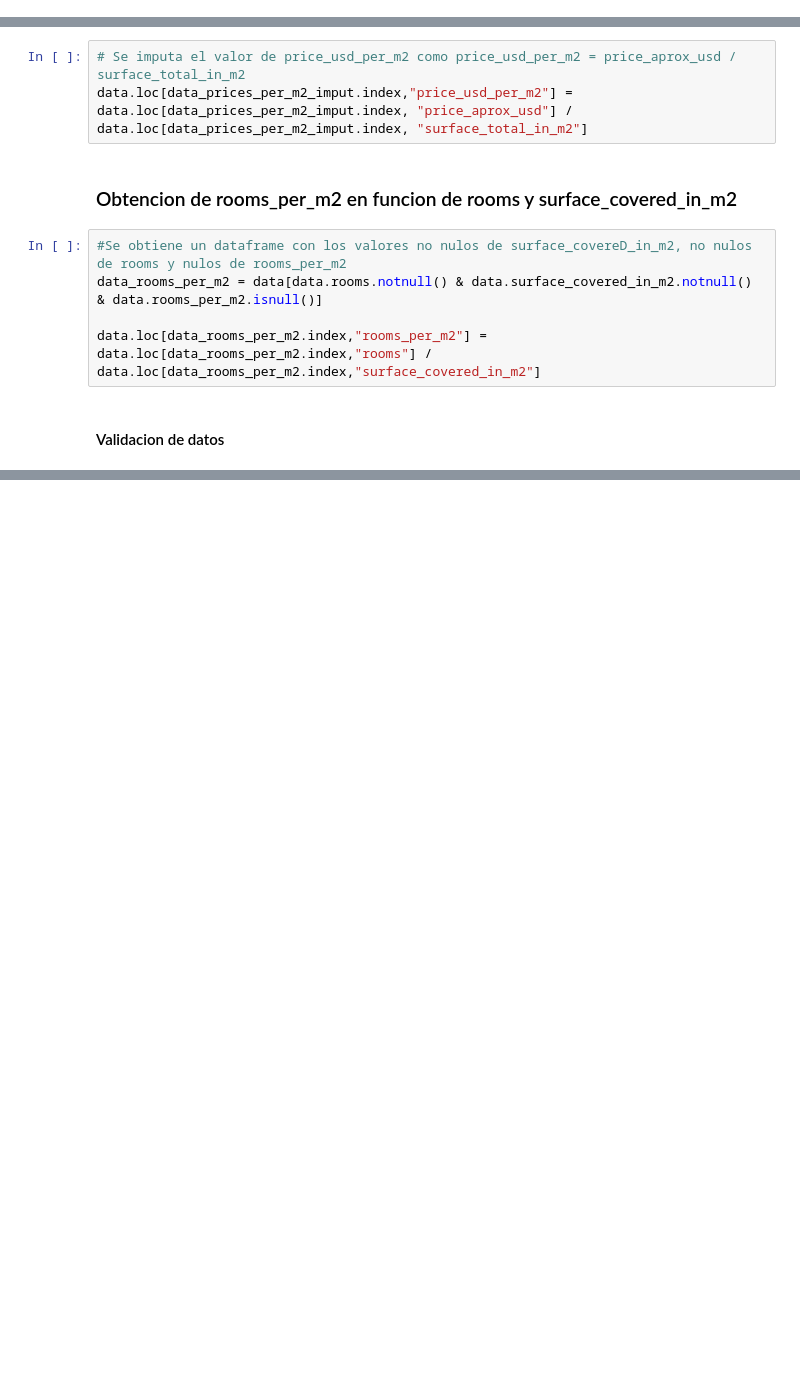
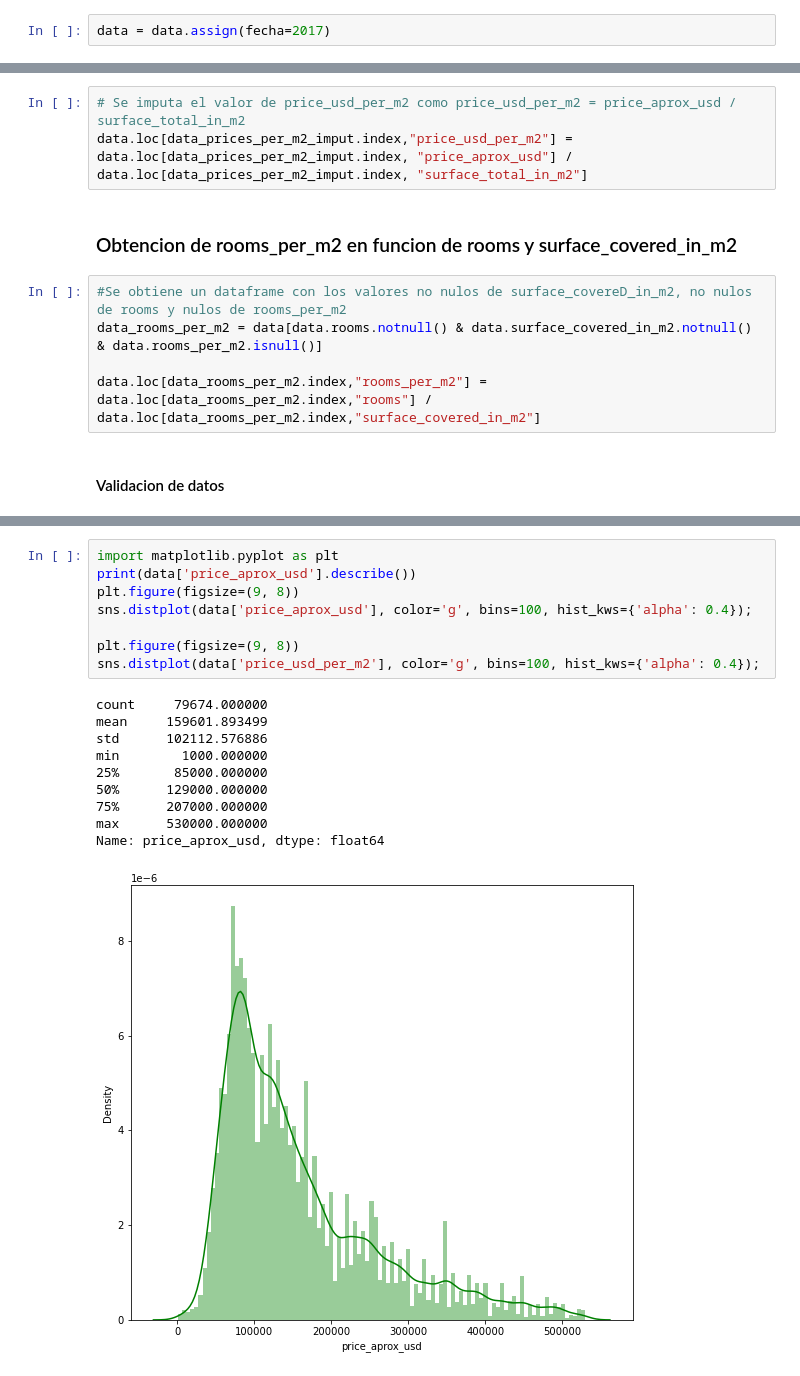
Before and after one commit to BenkosT/TP_Limpieza, a Jupyter notebook: Notebooks/Limpieza.ipynb, the cells around one changed output, grey strips where cells are left out. Saved outputs shown, nothing was run; the diff lists cells and outputs as text; blank space fills up the shorter version.

```diff
--- a/Notebooks/Limpieza.ipynb
+++ b/Notebooks/Limpieza.ipynb
@@ -1110,3 +1212,5 @@ dtype: int64 (115688, 19)
+# %%
+data = data.assign(fecha=2017)
 # %% [markdown]
 # Deteccion de outliers
 # %%
@@ -1816 +1849,20 @@ title                        0
 dtype: int64
+# %%
+import matplotlib.pyplot as plt
+print(data['price_aprox_usd'].describe())
+plt.figure(figsize=(9, 8))
+sns.distplot(data['price_aprox_usd'], color='g', bins=100, hist_kws={'alpha': 0.4});
+
+plt.figure(figsize=(9, 8))
+sns.distplot(data['price_usd_per_m2'], color='g', bins=100, hist_kws={'alpha': 0.4});
+# %% [output]
+count     79674.000000
+mean     159601.893499
+std      102112.576886
+min        1000.000000
+25%       85000.000000
+50%      129000.000000
+75%      207000.000000
+max      530000.000000
+Name: price_aprox_usd, dtype: float64
+[figure, added]
```
Also changed, not shown: parts of 47 cells of this notebook.
